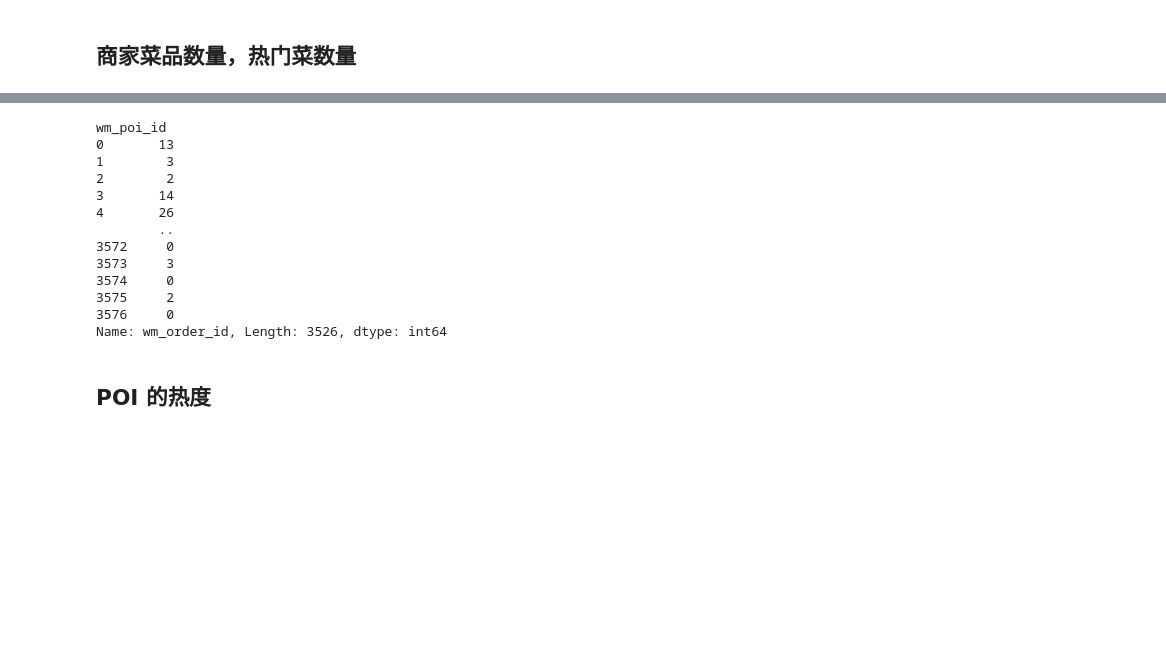
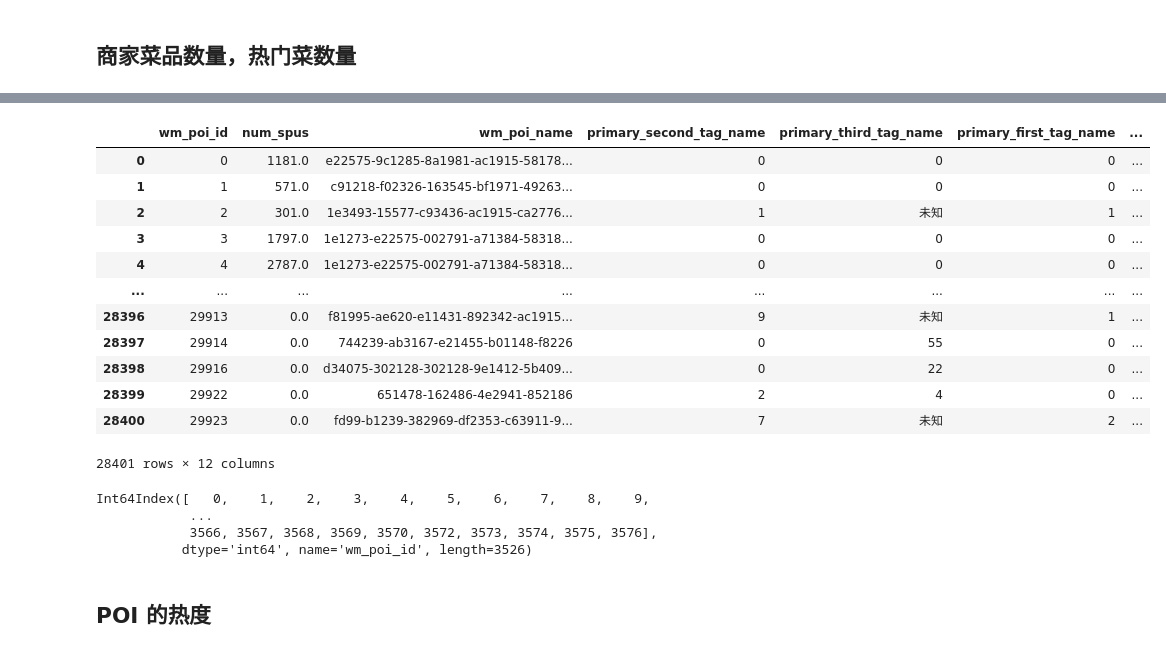
Before and after one commit to Lightblues/MDD-competition, a Jupyter notebook: data_process/2-pois.ipynb, the cells around one changed output, grey strips where cells are left out. Drawn from its saved outputs; the diff is of its cells as text; code cells hidden in the pictures; blank space fills up the shorter version.

```diff
--- a/data_process/2-pois.ipynb
+++ b/data_process/2-pois.ipynb
@@ -514,0 +526,2 @@ poi_spus_num=special_spu.groupby("wm_poi_id").count()["wm_food_spu_id"]
+# %%
+poi_spus_num=poi_spus_num.reset_index()
@@ -514,0 +560,2 @@ poi_spus_num=special_spu.groupby("wm_poi_id").count()["wm_food_spu_id"]
+# %%
+poi_spus_num.columns=["wm_poi_id","num_spus"]
@@ -515,17 +595,30 @@ poi_spus_num=special_spu.groupby("wm_poi_id").count()["wm_food_spu_id"]
+# %%
+pois=pd.merge(poi_spus_num,pois,on="wm_poi_id",how="right")
+# %%
+pois.num_spus.fillna(0,inplace=True)
+# %%
+pois
+# %% [output]
+|  | wm_poi_id | num_spus | wm_poi_name | primary_second_tag_name | primary_third_tag_name | primary_first_tag_name | ... |
+| 0 | 0 | 1181.0 | e22575-9c1285-8a1981-ac1915-58178... | 0 | 0 | 0 | ... |
+| 1 | 1 | 571.0 | c91218-f02326-163545-bf1971-49263... | 0 | 0 | 0 | ... |
+| 2 | 2 | 301.0 | 1e3493-15577-c93436-ac1915-ca2776... | 1 | 未知 | 1 | ... |
+| 3 | 3 | 1797.0 | 1e1273-e22575-002791-a71384-58318... | 0 | 0 | 0 | ... |
+| 4 | 4 | 2787.0 | 1e1273-e22575-002791-a71384-58318... | 0 | 0 | 0 | ... |
+| ... | ... | ... | ... | ... | ... | ... | ... |
+| 28396 | 29913 | 0.0 | f81995-ae620-e11431-892342-ac1915... | 9 | 未知 | 1 | ... |
+| 28397 | 29914 | 0.0 | 744239-ab3167-e21455-b01148-f8226 | 0 | 55 | 0 | ... |
+| 28398 | 29916 | 0.0 | d34075-302128-302128-9e1412-5b409... | 0 | 22 | 0 | ... |
+| 28399 | 29922 | 0.0 | 651478-162486-4e2941-852186 | 2 | 4 | 0 | ... |
+| 28400 | 29923 | 0.0 | fd99-b1239-382969-df2353-c63911-9... | 7 | 未知 | 2 | ... |
+28401 rows × 12 columns
 # %%
-spe_threshold=41
-poi_spe_spus_num=special_spu.groupby("wm_poi_id").apply(lambda x:x['wm_order_id']>spe_threshold).groupby("wm_poi_id").sum()
+spe_threshold=10
+poi_spe_spus_num=pois_order_spus_table.groupby("wm_poi_id").apply(lambda x:x['wm_order_id']>spe_threshold).groupby("wm_poi_id").sum()
-# %% [output]
-wm_poi_id
-0       13
-1        3
-2        2
-3       14
-4       26
-        ..
-3572     0
-3573     3
-3574     0
-3575     2
-3576     0
-Name: wm_order_id, Length: 3526, dtype: int64
+# %%
+poi_spe_spus_num.index
+# %% [output]
+Int64Index([   0,    1,    2,    3,    4,    5,    6,    7,    8,    9,
+            ...
+            3566, 3567, 3568, 3569, 3570, 3572, 3573, 3574, 3575, 3576],
+           dtype='int64', name='wm_poi_id', length=3526)
```
Also changed, not shown: parts of 28 cells of this notebook, 2 other files.
